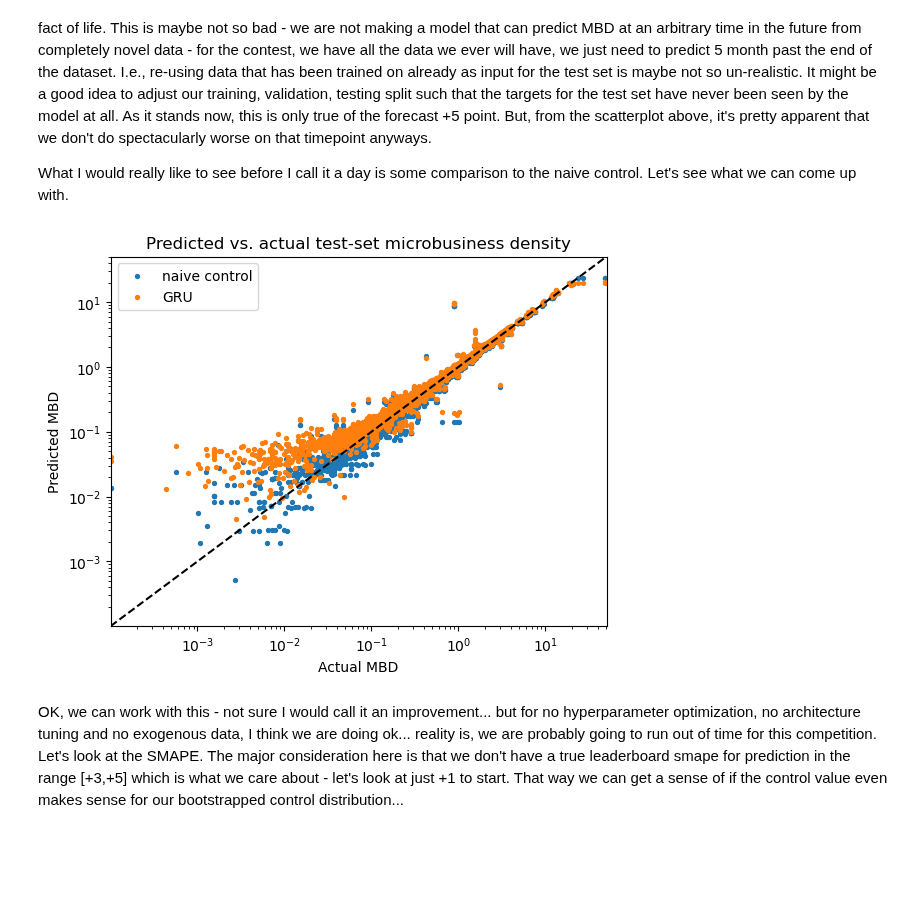
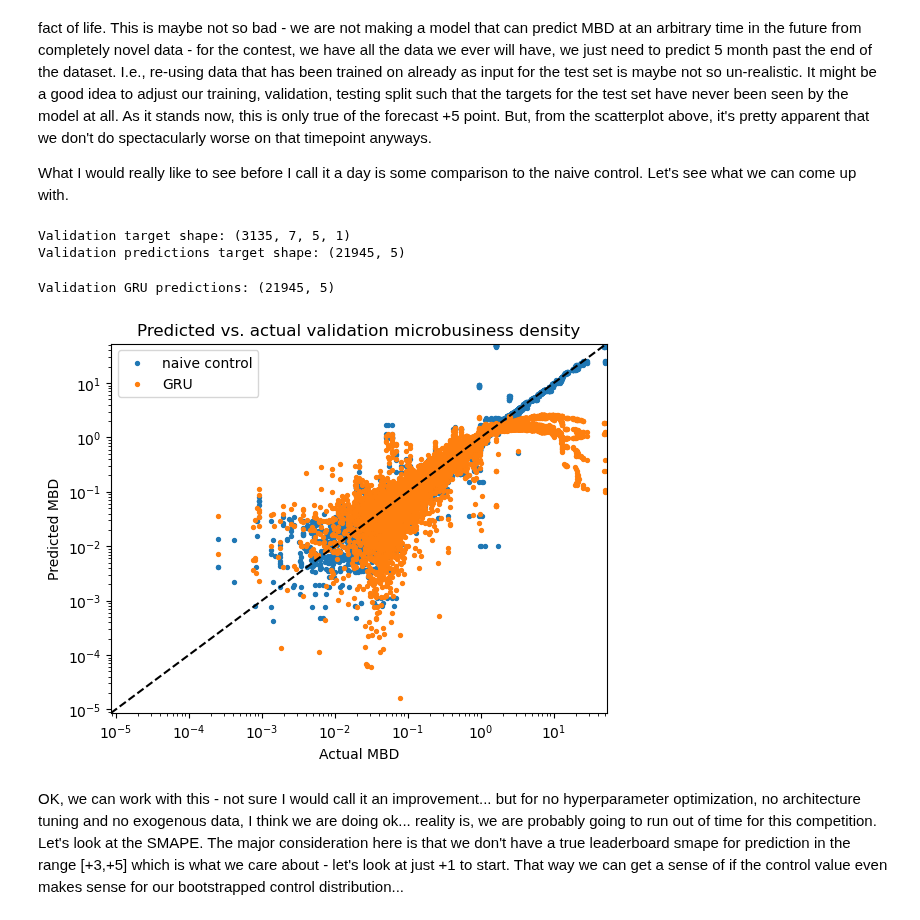
Before and after one commit to gperdrizet/kaggle_microbusiness, a Jupyter notebook: notebooks/15.1-GRU_model_testing.ipynb, the cells around one changed output. Saved outputs shown, nothing was run; the diff lists cells and outputs as text; code cells hidden in the pictures; blank space fills up the shorter version.

Commit message:
Finished major refactor of all model training and testing logic out of notebook and into module. Wrote some thoughts on where to go next.

```diff
--- a/notebooks/15.1-GRU_model_testing.ipynb
+++ b/notebooks/15.1-GRU_model_testing.ipynb
@@ -87,7 +87,9 @@ datasets = funcs.training_validation_testing_split(
     num_counties = params.num_counties,
     input_data_type = params.input_data_type,
     testing_timepoints = params.testing_timepoints,
-    training_split_fraction = params.training_split_fraction
+    training_split_fraction = params.training_split_fraction,
+    pad_validation_data = params.pad_validation_data,
+    forecast_horizon = params.forecast_horizon
 )
 
 datasets = funcs.standardize_datasets(datasets)
@@ -138,5 +127,5 @@ plt.show()
 # %%
-predictions = funcs.make_predictions(model, datasets, params.forecast_horizon)
+predictions, targets = funcs.make_predictions(model, datasets, params.forecast_horizon)
 # %% [output]
 3135/3135 [==============================] - 8s 2ms/step
 3135/3135 [==============================] - 7s 2ms/step
@@ -296,52 +209,65 @@ plt.show()
 OK, this all looks very fancy and surprisingly good. It's pretty obvious that we have some serious data leakage due to the sliding window used during our data parse. Not sure exactly what to do about that at the moment. For now, i'm going to accept it as a fact of life. This is maybe not so bad - we are not making a model that can predict MBD at an arbitrary time in the future from completely novel data - for the contest, we have all the data we ever will have, we just need to predict 5 month past the end of the dataset. I.e., re-using data that has been trained on already as input for the test set is maybe not so un-realistic. It might be a good idea to adjust our training, validation, testing split such that the targets for the test set have never been seen by the model at all. As it stands now, this is only true of the forecast +5 point. But, from the scatterplot above, it's pretty apparent that we don't do spectacularly worse on that timepoint anyways.
 
 What I would really like to see before I call it a day is some comparison to the naive control. Let's see what we can come up with.
-# %%
-# Make naive, carry-forward predictions for the test set.
-
-control_testing_prediction_values = datasets['testing'][:,:,-6,0]
-GRU_testing_prediction_values = predictions['testing_predictions']
-testing_prediction_targets = predictions['testing_targets'][:,0,:,0]
-
-expanded_control_testing_prediction_values = []
-
-for i in range(control_testing_prediction_values.shape[0]):
-    prediction_value = control_testing_prediction_values[i][0]
-    expanded_control_testing_prediction_values.append([prediction_value] * params.forecast_horizon)
-
-expanded_control_testing_prediction_values = np.array(expanded_control_testing_prediction_values)
+# %%
+validation_prediction_targets = targets['validation'][:,:,:,0]
+validation_prediction_targets = validation_prediction_targets.reshape(-1, validation_prediction_targets.shape[-1])
+
+print(f"Validation target shape: {targets['validation'].shape}")
+print(f'Validation predictions target shape: {validation_prediction_targets.shape}')
+# %% [output]
+Validation target shape: (3135, 7, 5, 1)
+Validation predictions target shape: (21945, 5)
+# %%
+
+GRU_validation_prediction_values = predictions['validation']
+
+print(f"Validation GRU predictions: {predictions['validation'].shape}")
+# %% [output]
+Validation GRU predictions: (21945, 5)
+# %%
+validation_targets = targets['validation'][:,:,:,0]
+validation_targets = validation_targets.reshape(-1, validation_targets.shape[-1])
+
+GRU_validation_predictions = predictions['validation']
+
+control_validation_predictions = funcs.make_control_predictions(
+    datasets,
+    data_type = 'validation',
+    forecast_horizon = params.forecast_horizon
+)
 # %%
-# Plot predicted vs actual MBD values for testing set by the forecast horizon index
+# Plot predicted vs actual MBD values for GRU predictions and control
 point_size = 8
-plt.scatter(testing_prediction_targets, expanded_control_testing_prediction_values, s=point_size, label='naive control')
-plt.scatter(testing_prediction_targets, GRU_testing_prediction_values, s=point_size, label='GRU')
+plt.scatter(validation_targets, control_validation_predictions, s=point_size, label='naive control')
+plt.scatter(validation_targets, GRU_validation_predictions, s=point_size, label='GRU')
 
 # Set common axis limits
-data_pool = list(predictions['testing_targets'].flatten()) + list(predictions['testing_predictions'].flatten())
+data_pool = list(targets['validation'].flatten()) + list(predictions['validation'].flatten())
 trimmed_data_pool = [i for i in data_pool if i > 0]
 
 plot_max = max(trimmed_data_pool)
 plot_min = min(trimmed_data_pool)
 
 plt.xlim([plot_min, plot_max])
 plt.ylim([plot_min, plot_max])
 
 # Set log10 scales
 plt.xscale('log')
 plt.yscale('log')
 
 # Add y=x line
 plt.axline((plot_min, plot_min), (plot_max, plot_max), color='black', linestyle='dashed')
 
 # Add in a title and axes labels
-plt.title('Predicted vs. actual test-set microbusiness density')
+plt.title('Predicted vs. actual validation microbusiness density')
 plt.xlabel('Actual MBD')
 plt.ylabel('Predicted MBD')
 
 # Display the plot
 plt.legend(loc='best')
 plt.show()
 # %% [output]
-[figure, old version]
+[figure, new version]
 # %% [markdown]
 OK, we can work with this - not sure I would call it an improvement... but for no hyperparameter optimization, no architecture tuning and no exogenous data, I think we are doing ok... reality is, we are probably going to run out of time for this competition. Let's look at the SMAPE. The major consideration here is that we don't have a true leaderboard smape for prediction in the range [+3,+5] which is what we care about - let's look at just +1 to start. That way we can get a sense of if the control value even makes sense for our bootstrapped control distribution...
```
Also changed, not shown: parts of 22 cells of this notebook, 2 other files.
